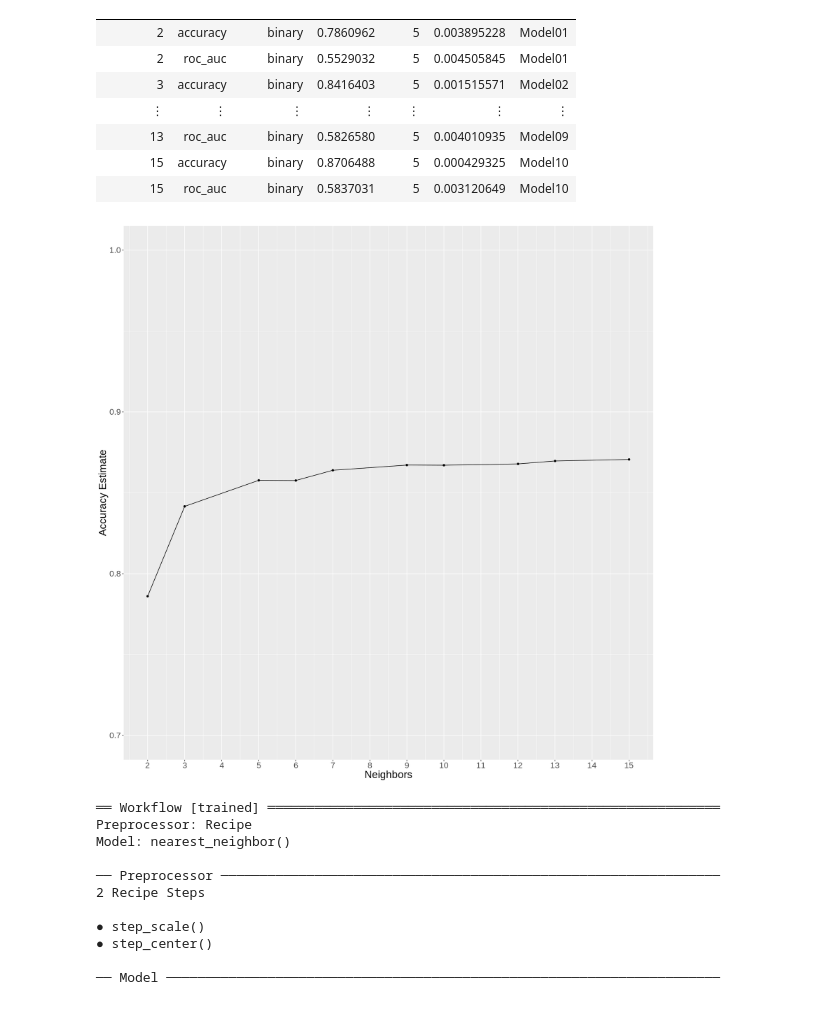
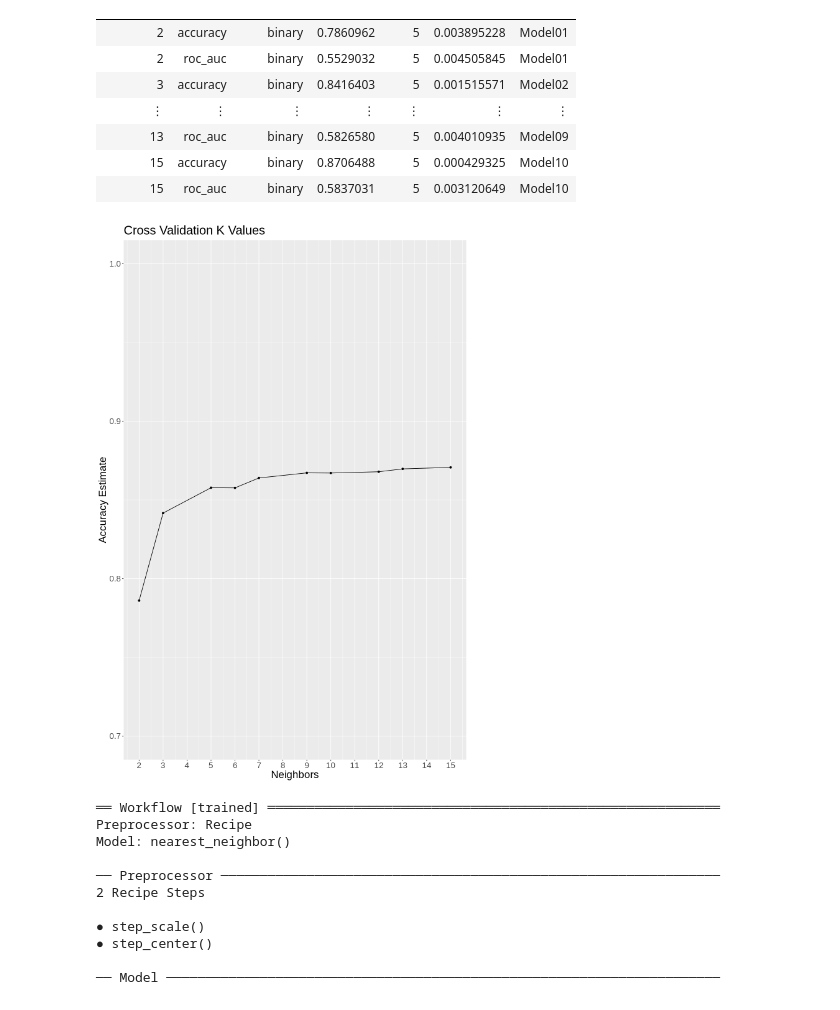
Before and after one commit to jonathho/DSCI100-Project, a Jupyter notebook: Report.ipynb, the cells around one changed output. Drawn from its saved outputs; the diff is of its cells as text; code cells hidden in the pictures.

Commit message:
CV title and dimensions

```diff
--- a/Report.ipynb
+++ b/Report.ipynb
@@ -180,19 +180,22 @@ A tibble: 20 × 7
 # %%
 accuracies <- knn_result %>%
     filter(.metric == "accuracy")
 
 # Visualize the best k value to pick
+options(repr.plot.width = 10, repr.plot.heigh = 10)
 cross_val_plot <- ggplot(accuracies, aes(x = neighbors, y = mean)) +
     geom_point() +
     geom_line() +
-    labs(x = "Neighbors", y = "Accuracy Estimate") +
+    labs(title = "Cross-Validation K Values",
+         x = "Neighbors",
+         y = "Accuracy Estimate") +
     scale_x_continuous(breaks = seq(0, 16, by = 1)) +
     scale_y_continuous(limits = c(0.7, 1.0)) +
     theme(text = element_text(size = 20))
 
 cross_val_plot
 # %% [output]
-[figure, old version]
+[figure, new version]
 # %%
 # Pick k = 9 because accuracy doesn't change much between 8-10
 news_spec <- nearest_neighbor(weight_func = "rectangular", neighbors = 9) %>%
```
